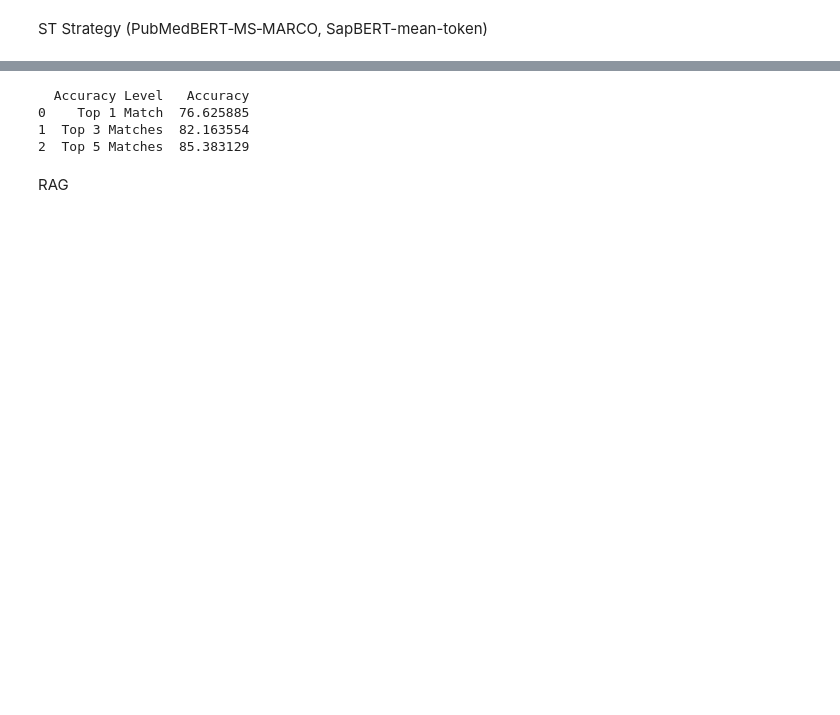
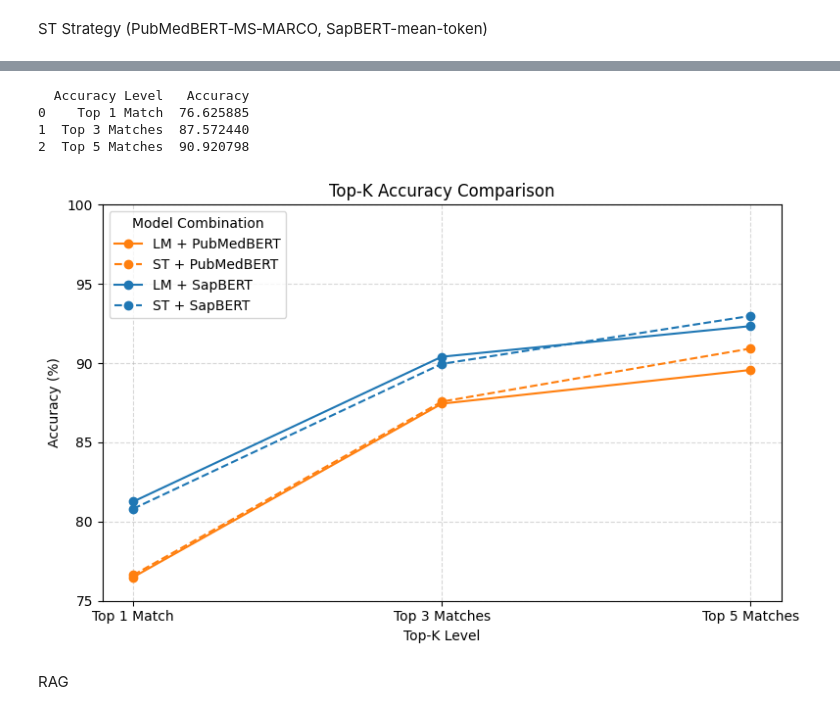
Before and after one commit to shbrief/MetaHarmonizer, a Jupyter notebook: demo_nb/cc_om_test_0618.ipynb, the cells around one changed output, grey strips where cells are left out. Cells and saved outputs as stored; diff of their text form; code cells hidden in the pictures; blank space fills up the shorter version.

```diff
--- a/demo_nb/cc_om_test_0618.ipynb
+++ b/demo_nb/cc_om_test_0618.ipynb
@@ -240,15 +247,11 @@ gevent.exceptions.LoopExit: This operation would block forever
 # %%
 # Sentences Transformer Strategy w/ PubMedBERT
 st_pubmedbert_accuracy_df = calc.calc_accuracy(st_pubmetbert_result)
-st_pubmedbert_accuracy = st_pubmedbert_accuracy_df[
-    st_pubmedbert_accuracy_df["Accuracy Level"] ==
-    "Top 5 Matches"]["Accuracy"].values[0]
-
 print(st_pubmedbert_accuracy_df)
 # %% [output]
   Accuracy Level   Accuracy
 0    Top 1 Match  76.625885
-1  Top 3 Matches  82.163554
-2  Top 5 Matches  85.383129
+1  Top 3 Matches  87.572440
+2  Top 5 Matches  90.920798
 # %%
 st_pubmetbert_result.to_csv("st_pubmedbert_result.csv", index=False)
@@ -255,3 +275,53 @@ st_pubmetbert_result.to_csv("st_pubmedbert_result.csv", index=False)
+# %%
+import matplotlib.pyplot as plt
+
+for df, name in [
+    (lm_sapbert_accuracy_df, ("SapBERT", "LM")),
+    (lm_pubmedbert_accuracy_df, ("PubMedBERT", "LM")),
+    (st_sapbert_accuracy_df, ("SapBERT", "ST")),
+    (st_pubmedbert_accuracy_df, ("PubMedBERT", "ST")),
+]:
+    df["Model"] = name[0]
+    df["Type"] = name[1]  # LM or ST
+
+all_df = pd.concat([
+    lm_sapbert_accuracy_df,
+    lm_pubmedbert_accuracy_df,
+    st_sapbert_accuracy_df,
+    st_pubmedbert_accuracy_df
+])
+
+plt.figure(figsize=(8, 5))
+
+model_palette = {
+    "SapBERT": "#1f77b4",
+    "PubMedBERT": "#ff7f0e"
+}
+linestyle_map = {
+    "LM": "-",
+    "ST": "--"
+}
+
+for (model, typ), subdf in all_df.groupby(["Model", "Type"]):
+    plt.plot(
+        subdf["Accuracy Level"],
+        subdf["Accuracy"],
+        label=f"{typ} + {model}",
+        linestyle=linestyle_map[typ],
+        color=model_palette[model],
+        marker="o"
+    )
+
+plt.title("Top-K Accuracy Comparison")
+plt.ylabel("Accuracy (%)")
+plt.xlabel("Top-K Level")
+plt.ylim(75, 100)
+plt.grid(True, linestyle='--', alpha=0.5)
+plt.legend(title="Model Combination")
+plt.tight_layout()
+plt.show()
+# %% [output]
+[figure, added]
 # %% [markdown]
 RAG
 # %%
```
Also changed, not shown: parts of 59 cells of this notebook, 11 other files.
